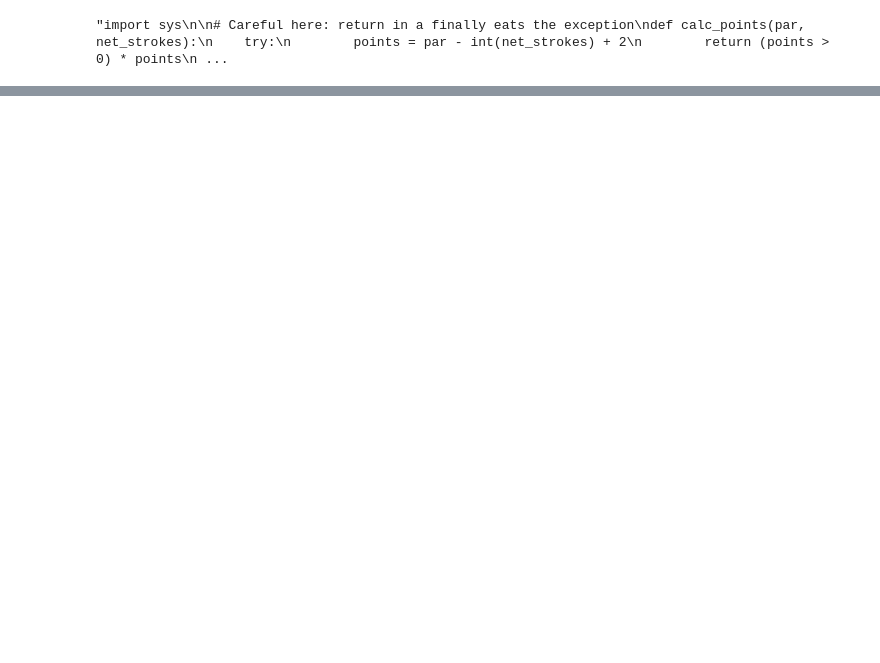
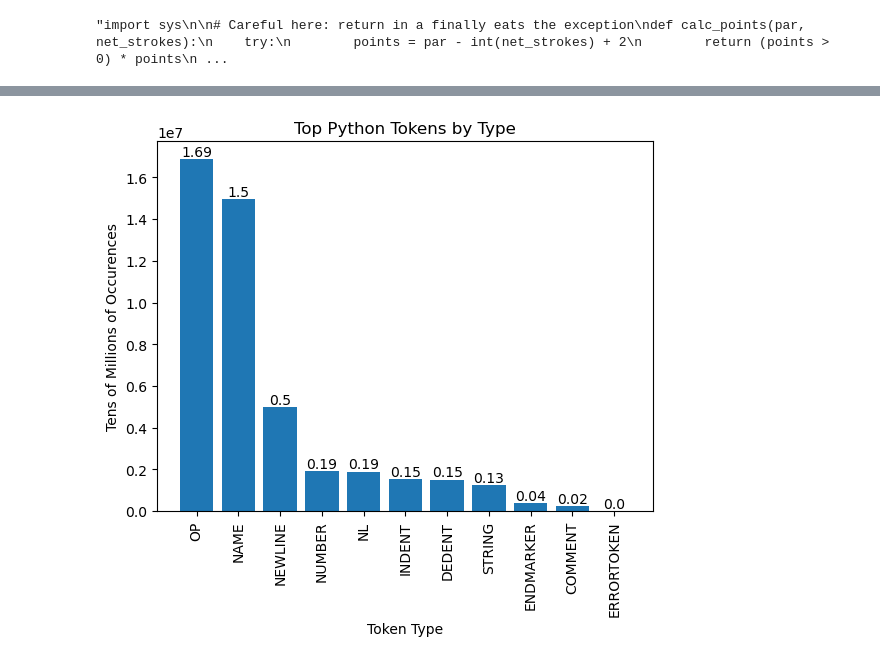
Before and after one commit to spindive/mrp_files, a Jupyter notebook: mrp_main_fl.ipynb, the cells around one changed output, grey strips where cells are left out. Drawn from its saved outputs; the diff is of its cells as text; code cells hidden in the pictures; blank space fills up the shorter version.

```diff
--- a/mrp_main_fl.ipynb
+++ b/mrp_main_fl.ipynb
@@ -270,0 +372,2 @@ for index, row in df_small.iterrows():
+# %%
+df_code_py["token_per_line"] = df_code_py["token_count"]/df_code_py["line_count"]
@@ -270,0 +380,2 @@ for index, row in df_small.iterrows():
+# %%
+df_code_py = df_code_py[df_code_py["line_count"]!=0]
@@ -270,0 +422,17 @@ for index, row in df_small.iterrows():
+# %%
+str_tokens = []
+type_tokens = []
+str_count = {}
+type_count = {}
+for index, row in df_code_py.iterrows():
+    for i in row["tokens"]:
+        str_tokens.append(i["string"])
+        type_tokens.append(tokenize.tok_name[i["type"]])
+        if i["string"] not in str_count:
+            str_count[i["string"]]=1
+        else:
+            str_count[i["string"]]+=1
+        if tokenize.tok_name[i["type"]] not in type_count:
+            type_count[tokenize.tok_name[i["type"]]]=1
+        else:
+            type_count[tokenize.tok_name[i["type"]]]+=1
@@ -270,0 +441,2 @@ for index, row in df_small.iterrows():
+# %%
+srt_type = sorted(type_count.items(), key=lambda item: item[1], reverse=True)
@@ -270,0 +459,11 @@ for index, row in df_small.iterrows():
+# %%
+fig, ax = plt.subplots()
+p = ax.bar([i[0] for i in srt_type], [i[1] for i in srt_type])
+ax.set_title("Top Python Tokens by Type")
+ax.set_xlabel("Token Type")
+ax.set_ylabel("Tens of Millions of Occurences")
+plt.xticks(rotation='vertical')
+ax.bar_label(p, labels=[round(i[1]/10000000, 2) for i in srt_type], label_type = "edge")
+plt.show()
+# %% [output]
+[figure, added]
```
Also changed, not shown: parts of 38 cells of this notebook, 1 other file.
